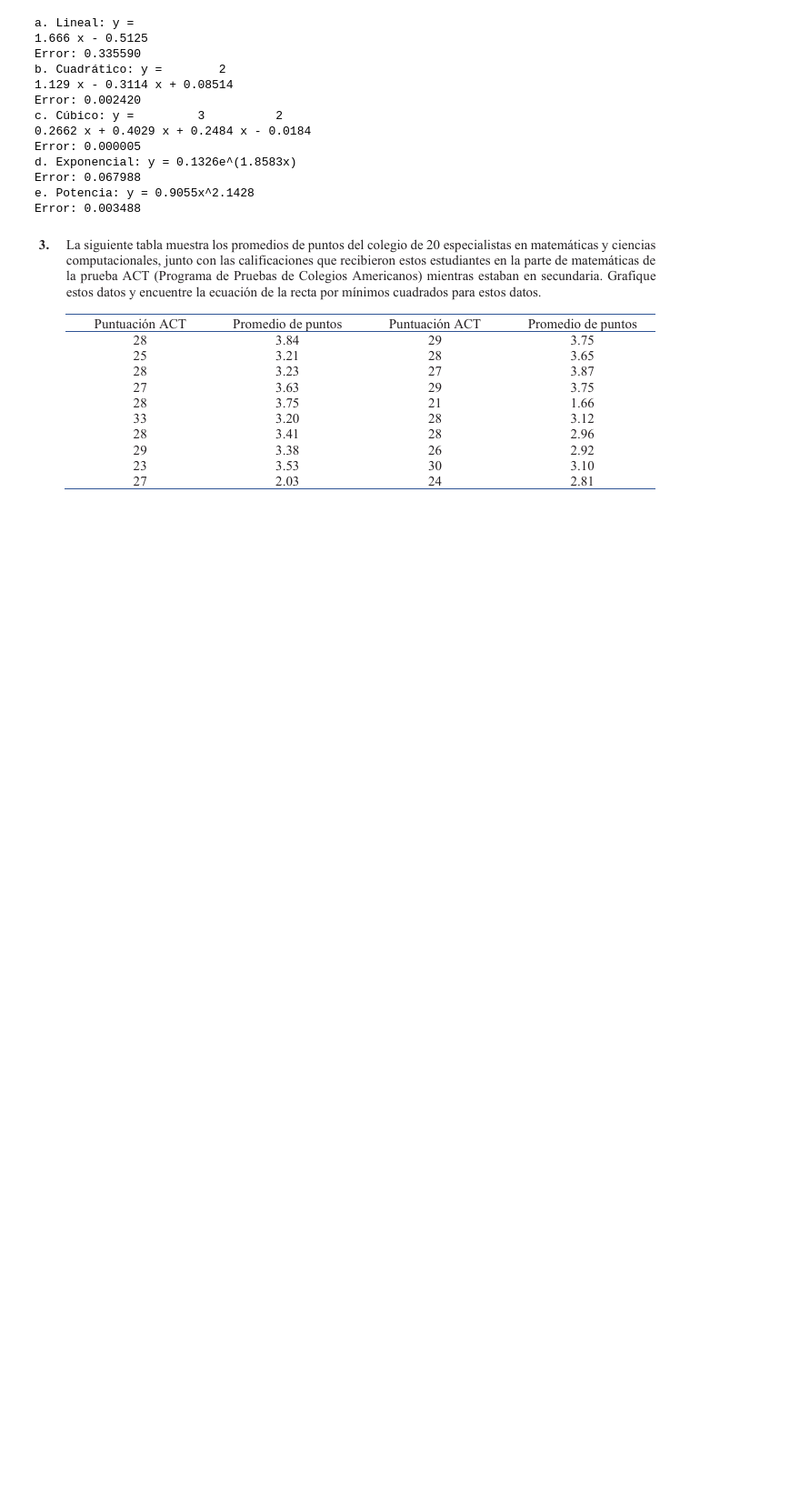
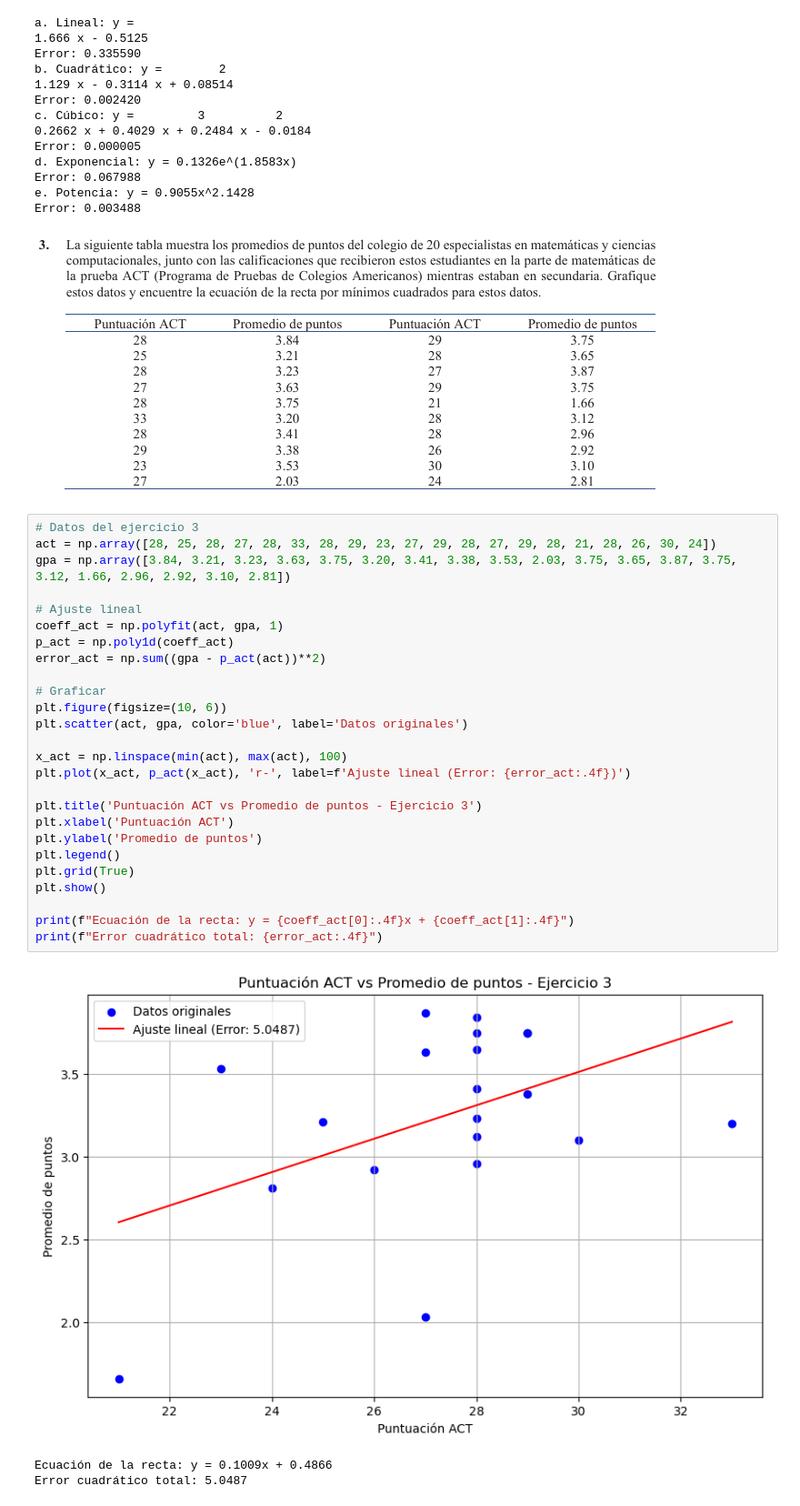
Before and after one commit to JASL22/-Tarea-08-Ejercicios-Unidad-03-C-m-nimos-cuadrados, a Jupyter notebook: Ejercicio1.ipynb, the cells around one changed output. Shown: that part at 91% size. Cells and saved outputs as stored; diff of their text form; blank space fills up the shorter version.

Commit message:
grafica

```diff
--- a/Ejercicio1.ipynb
+++ b/Ejercicio1.ipynb
@@ -155,3 +155,33 @@ e. Potencia: y = 0.9055x^2.1428
 Error: 0.003488
 # %% [markdown]
 ![image.png](attachment:image.png)
+# %%
+# Datos del ejercicio 3
+act = np.array([28, 25, 28, 27, 28, 33, 28, 29, 23, 27, 29, 28, 27, 29, 28, 21, 28, 26, 30, 24])
+gpa = np.array([3.84, 3.21, 3.23, 3.63, 3.75, 3.20, 3.41, 3.38, 3.53, 2.03, 3.75, 3.65, 3.87, 3.75, 3.12, 1.66, 2.96, 2.92, 3.10, 2.81])
+
+# Ajuste lineal
+coeff_act = np.polyfit(act, gpa, 1)
+p_act = np.poly1d(coeff_act)
+error_act = np.sum((gpa - p_act(act))**2)
+
+# Graficar
+plt.figure(figsize=(10, 6))
+plt.scatter(act, gpa, color='blue', label='Datos originales')
+
+x_act = np.linspace(min(act), max(act), 100)
+plt.plot(x_act, p_act(x_act), 'r-', label=f'Ajuste lineal (Error: {error_act:.4f})')
+
+plt.title('Puntuación ACT vs Promedio de puntos - Ejercicio 3')
+plt.xlabel('Puntuación ACT')
+plt.ylabel('Promedio de puntos')
+plt.legend()
+plt.grid(True)
+plt.show()
+
+print(f"Ecuación de la recta: y = {coeff_act[0]:.4f}x + {coeff_act[1]:.4f}")
+print(f"Error cuadrático total: {error_act:.4f}")
+# %% [output]
+[figure, added]
+Ecuación de la recta: y = 0.1009x + 0.4866
+Error cuadrático total: 5.0487
```
